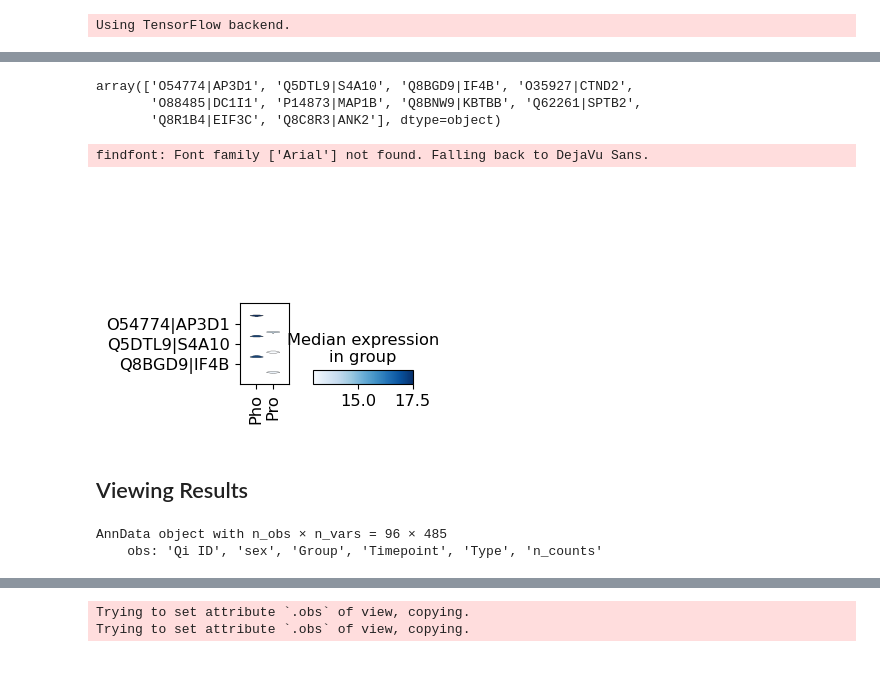
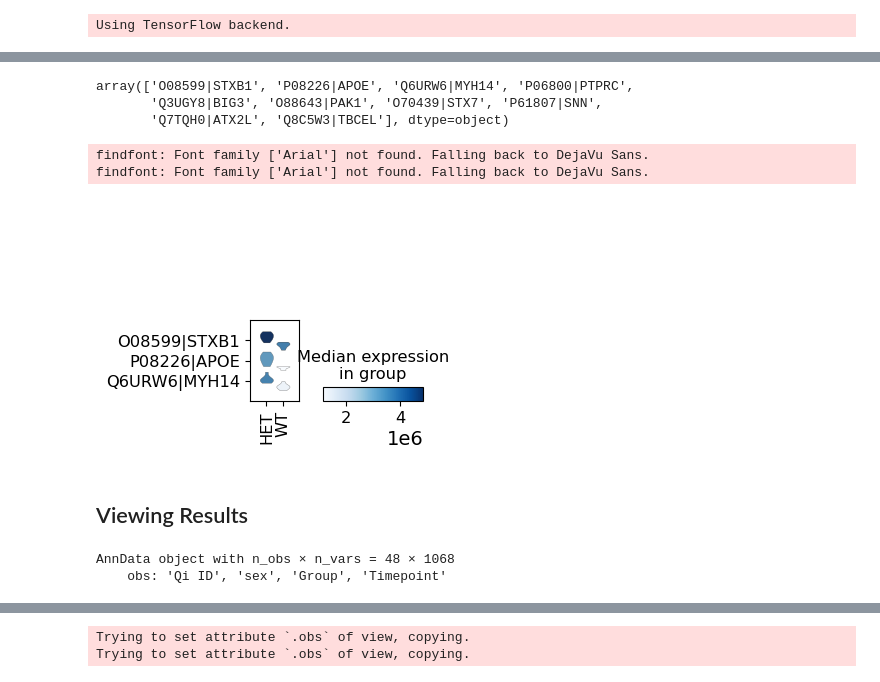
Before and after one commit to Kalamojo/temporary-trvae-clone, a Jupyter notebook: Jupyter Notebooks/AlzPho.ipynb, the cells around one changed output, grey strips where cells are left out. Cells and saved outputs as stored; diff of their text form; code cells hidden in the pictures.

```diff
--- a/Jupyter Notebooks/AlzPho.ipynb
+++ b/Jupyter Notebooks/AlzPho.ipynb
@@ -76,15 +76,16 @@ Trying to set attribute `._uns` of view, copying.
 # %%
-top_genes = cell_type_adata.uns['rank_genes_groups']['names']['Pho']
+top_genes = cell_type_adata.uns['rank_genes_groups']['names']['HET']
 top_genes
 # %% [output]
-array(['O54774|AP3D1', 'Q5DTL9|S4A10', 'Q8BGD9|IF4B', 'O35927|CTND2',
-       'O88485|DC1I1', 'P14873|MAP1B', 'Q8BNW9|KBTBB', 'Q62261|SPTB2',
-       'Q8R1B4|EIF3C', 'Q8C8R3|ANK2'], dtype=object)
+array(['O08599|STXB1', 'P08226|APOE', 'Q6URW6|MYH14', 'P06800|PTPRC',
+       'Q3UGY8|BIG3', 'O88643|PAK1', 'O70439|STX7', 'P61807|SNN',
+       'Q7TQH0|ATX2L', 'Q8C5W3|TBCEL'], dtype=object)
 # %%
-sc.pl.stacked_violin(cell_type_adata, groupby='Type', var_names=top_genes[:3], swap_axes=True)
+sc.pl.stacked_violin(cell_type_adata, groupby='Group', var_names=top_genes[:3], swap_axes=True)
 # %% [output]
 findfont: Font family ['Arial'] not found. Falling back to DejaVu Sans.
+findfont: Font family ['Arial'] not found. Falling back to DejaVu Sans.
-[figure, old version]
+[figure, new version]
 # %% [markdown]
 ## Viewing Results
 # %%
@@ -118,9 +119,11 @@ conditions = ['Pro', 'Pho']
 # %%
-adata = sc.read("./data/alzPho_normalized.h5ad")
+#mode = 'normalized'
+mode = 'count'
+adata = sc.read(f"./data/alzPho_{mode}.h5ad")
 adata
 # %% [output]
-AnnData object with n_obs × n_vars = 96 × 485
-    obs: 'Qi ID', 'sex', 'Group', 'Timepoint', 'Type', 'n_counts'
+AnnData object with n_obs × n_vars = 48 × 1068
+    obs: 'Qi ID', 'sex', 'Group', 'Timepoint'
 # %%
 adata = adata[adata.obs[condition_key].isin(conditions)]
 # %%
```
Also changed, not shown: parts of 24 cells of this notebook, 13 other files.
